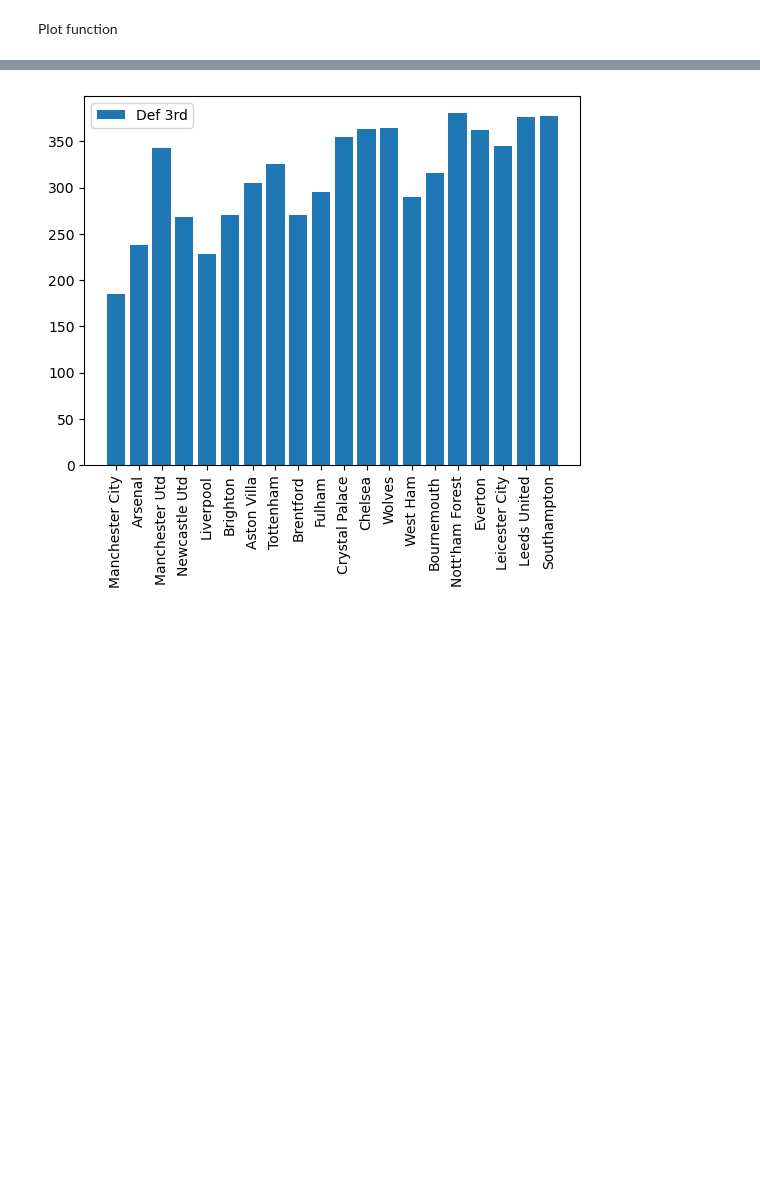
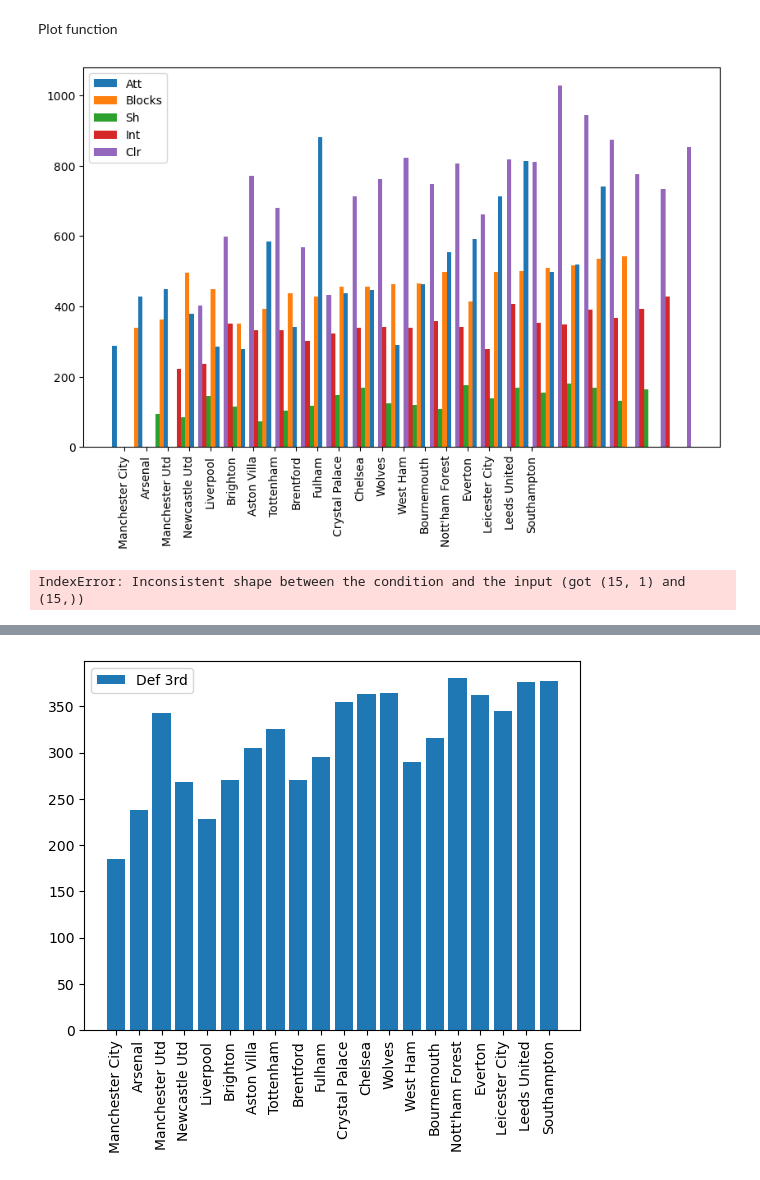
Before and after one commit to Yashuchirag/team_pressing_project, a Jupyter notebook: src/Visualization_Viveka.ipynb, the cells around one changed output, grey strips where cells are left out. Saved outputs shown, nothing was run; the diff lists cells and outputs as text; code cells hidden in the pictures; blank space fills up the shorter version.

```diff
--- a/src/Visualization_Viveka.ipynb
+++ b/src/Visualization_Viveka.ipynb
@@ -92,2 +135,10 @@ def plot_data(df, y_cols):
+# %%
+plot_data(data_pressing_possession, poss_press_stats)
+# %% [output]
+[figure, added]
+# %%
+sns.heatmap(data_pressing_possession_corr.loc[['Def 3rd','Mid 3rd','Att 3rd','Tkl','Att','Tkl%','Lost','Blocks','Sh','Pass','Int','Tkl+Int','Clr','Err'],'Poss'])
+# %% [output]
+IndexError: Inconsistent shape between the condition and the input (got (15, 1) and (15,))
 # %%
 poss_press_stats=data_pressing_possession_corr.loc[['Def 3rd','Mid 3rd','Att 3rd','Tkl','Att','Tkl%','Lost','Blocks','Sh','Pass','Int','Tkl+Int','Clr','Err'],'Poss'].dropna().index
```
Also changed, not shown: parts of 11 cells of this notebook, 1 other file.
